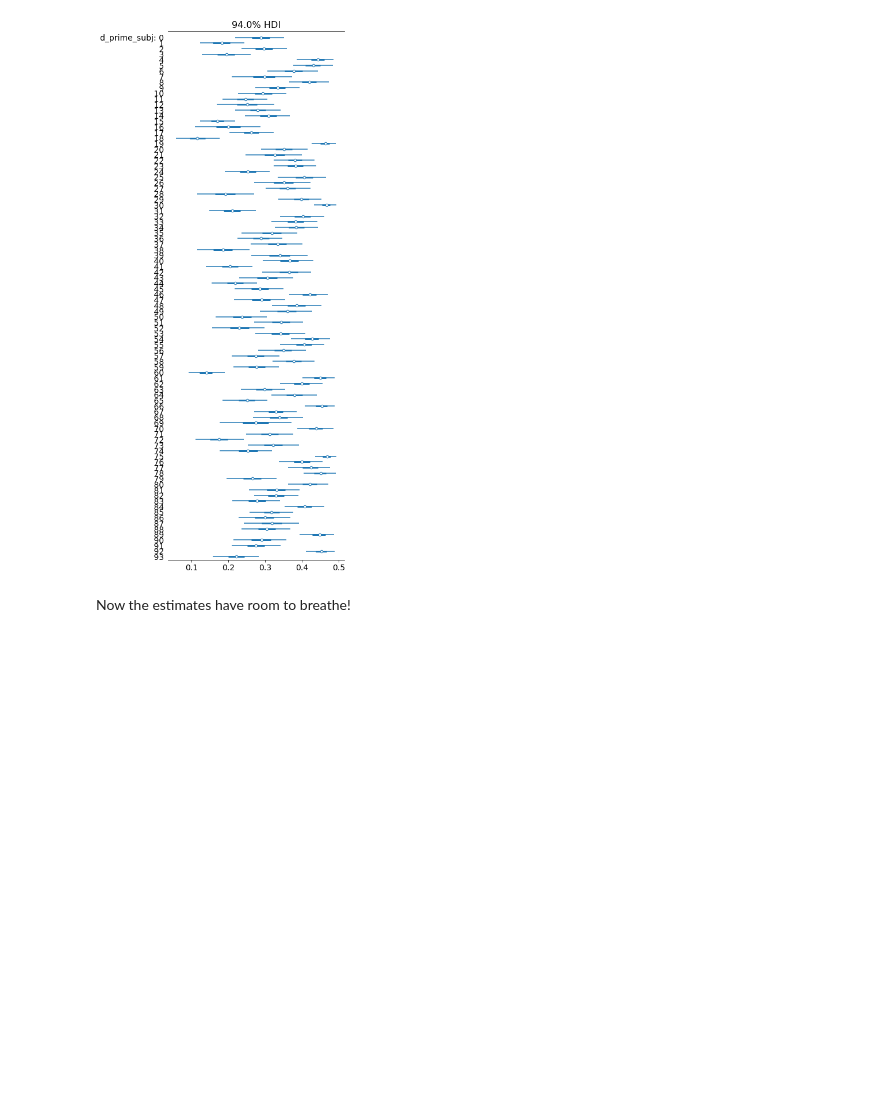
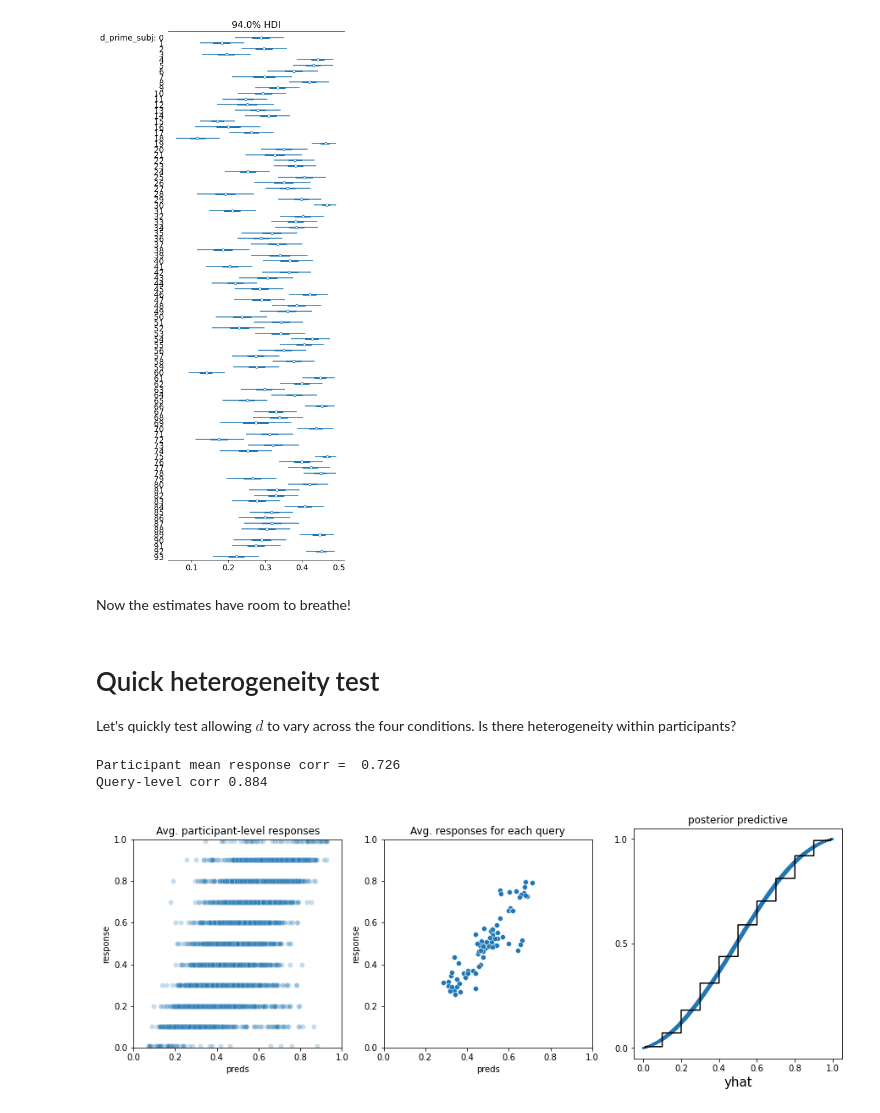
Before and after one commit to derekpowell/probjudge, a Jupyter notebook: exp1-modeling.ipynb, the cells around one changed output. Saved outputs shown, nothing was run; the diff lists cells and outputs as text; code cells hidden in the pictures; blank space fills up the shorter version.

```diff
--- a/exp1-modeling.ipynb
+++ b/exp1-modeling.ipynb
@@ -556,3 +556,7 @@ array([<AxesSubplot:title={'center':'94.0% HDI'}>], dtype=object)
 [figure]
 # %% [markdown]
 Now the estimates have room to breathe!
+# %% [markdown]
+# Quick heterogeneity test
+
+Let's quickly test allowing $d$ to vary across the four conditions. Is there heterogeneity within participants?
@@ -558,0 +668,15 @@ Now the estimates have room to breathe!
+# %%
+
+mcmc_test = MCMC(NUTS(hybrid_model_heterogeneity, target_accept_prob=.90),
+               num_warmup=1_000,
+               num_samples=1_000,
+               num_chains=4)
+
+mcmc_test.run(random.PRNGKey(0), X_data, y_data)
+# %%
+az_test = make_arviz_data(mcmc_test, hybrid_model_heterogeneity, X_data) # see model_helpers.py
+plot_model_preds(df, az_test)
+# %% [output]
+Participant mean response corr =  0.726
+Query-level corr 0.884
+[figure, added]
```
Also changed, not shown: parts of 7 cells of this notebook, 6 other files.
